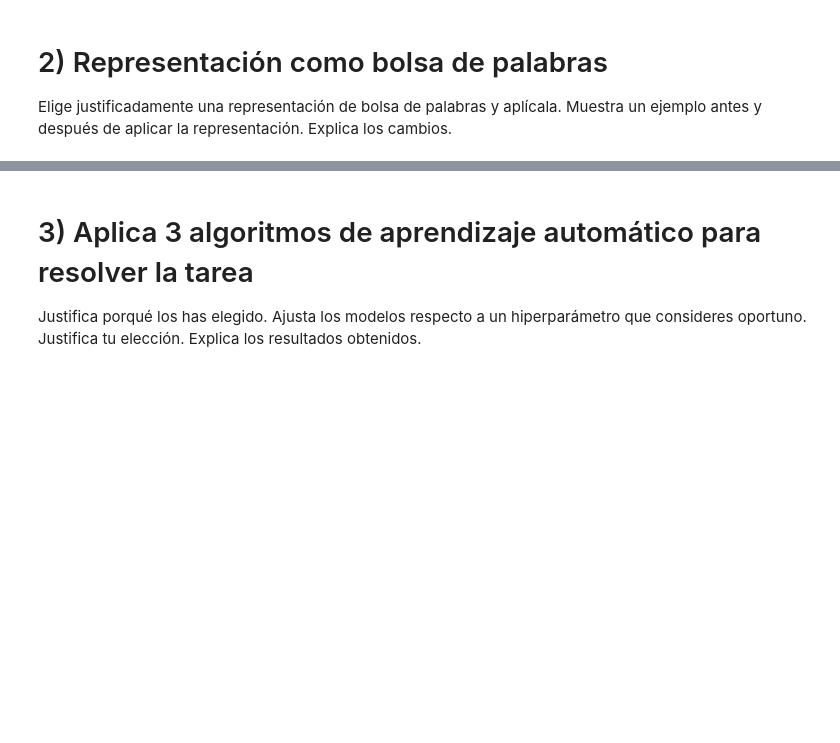
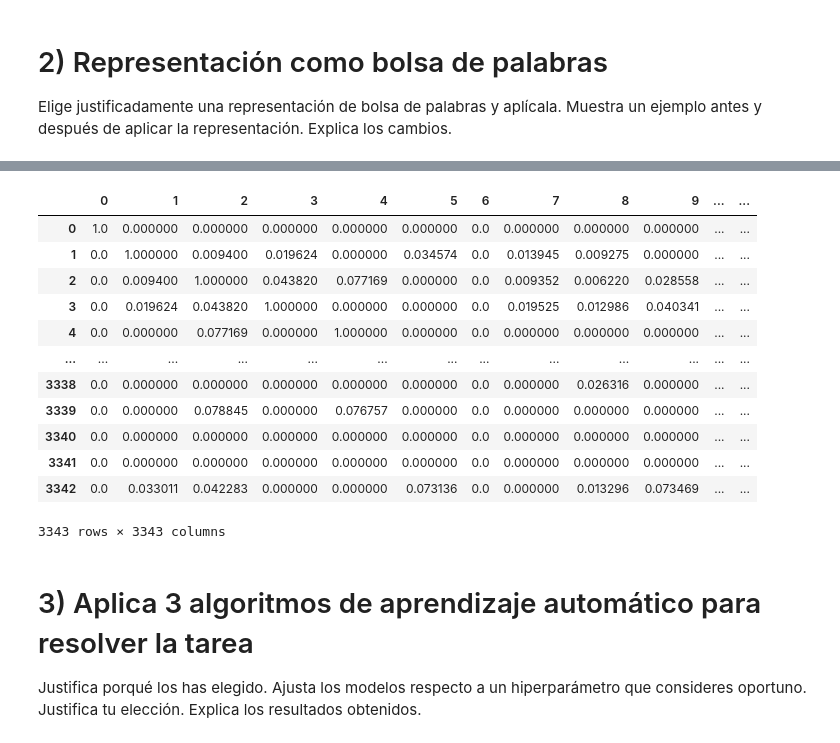
Before and after one commit to ALK222/IA2, a Jupyter notebook: labs/2024/lab4/P4_pln_2324_enunciado.ipynb, the cells around one changed output, grey strips where cells are left out. Saved outputs shown, nothing was run; the diff lists cells and outputs as text; code cells hidden in the pictures; blank space fills up the shorter version.

```diff
--- a/labs/2024/lab4/P4_pln_2324_enunciado.ipynb
+++ b/labs/2024/lab4/P4_pln_2324_enunciado.ipynb
@@ -66,9 +84,8 @@ y_val.value_counts().plot(kind='bar', title='Validation set')
 # %%
 # Contamos las palabras que hay en el conjunto de datos
 from collections import Counter
-from sklearn.feature_extraction.text import CountVectorizer
 
-count_vectorizer = CountVectorizer(stop_words='english')
-count_vectorizer.fit(X_train)
-len(count_vectorizer.vocabulary_)
-count_vectorizer.vocabulary_
+count_vectorizer_with_stopwords = Counter()
+count_vectorizer_without_stopwords = Counter()
+count_vectorizer_with_stopwords.update(' '.join(data['v2']).split())
+count_vectorizer_without_stopwords.update(' '.join(data['v2']).split())
@@ -167,0 +249,8 @@ Muestra un ejemplo antes y después de aplicar la representación. Explica los c
+# %%
+from sklearn.feature_extraction.text import TfidfVectorizer
+
+tv = TfidfVectorizer()
+tv_matrix = tv.fit_transform(X_train)
+tv_matrix = tv_matrix.toarray()
+vocab = tv.get_feature_names_out()
+pd.DataFrame(np.round(tv_matrix, 2), columns=vocab)
@@ -168,3 +271,23 @@ Muestra un ejemplo antes y después de aplicar la representación. Explica los c
+# %%
+from sklearn.metrics.pairwise import cosine_similarity
+
+similarity_matrix = cosine_similarity(tv_matrix)
+similarity_df = pd.DataFrame(similarity_matrix)
+similarity_df
+# %% [output]
+|  | 0 | 1 | 2 | 3 | 4 | 5 | 6 | 7 | 8 | 9 | ... | ... |
+| 0 | 1.0 | 0.000000 | 0.000000 | 0.000000 | 0.000000 | 0.000000 | 0.0 | 0.000000 | 0.000000 | 0.000000 | ... | ... |
+| 1 | 0.0 | 1.000000 | 0.009400 | 0.019624 | 0.000000 | 0.034574 | 0.0 | 0.013945 | 0.009275 | 0.000000 | ... | ... |
+| 2 | 0.0 | 0.009400 | 1.000000 | 0.043820 | 0.077169 | 0.000000 | 0.0 | 0.009352 | 0.006220 | 0.028558 | ... | ... |
+| 3 | 0.0 | 0.019624 | 0.043820 | 1.000000 | 0.000000 | 0.000000 | 0.0 | 0.019525 | 0.012986 | 0.040341 | ... | ... |
+| 4 | 0.0 | 0.000000 | 0.077169 | 0.000000 | 1.000000 | 0.000000 | 0.0 | 0.000000 | 0.000000 | 0.000000 | ... | ... |
+| ... | ... | ... | ... | ... | ... | ... | ... | ... | ... | ... | ... | ... |
+| 3338 | 0.0 | 0.000000 | 0.000000 | 0.000000 | 0.000000 | 0.000000 | 0.0 | 0.000000 | 0.026316 | 0.000000 | ... | ... |
+| 3339 | 0.0 | 0.000000 | 0.078845 | 0.000000 | 0.076757 | 0.000000 | 0.0 | 0.000000 | 0.000000 | 0.000000 | ... | ... |
+| 3340 | 0.0 | 0.000000 | 0.000000 | 0.000000 | 0.000000 | 0.000000 | 0.0 | 0.000000 | 0.000000 | 0.000000 | ... | ... |
+| 3341 | 0.0 | 0.000000 | 0.000000 | 0.000000 | 0.000000 | 0.000000 | 0.0 | 0.000000 | 0.000000 | 0.000000 | ... | ... |
+| 3342 | 0.0 | 0.033011 | 0.042283 | 0.000000 | 0.000000 | 0.073136 | 0.0 | 0.000000 | 0.013296 | 0.073469 | ... | ... |
+3343 rows × 3343 columns
 # %% [markdown]
 # 3) Aplica 3 algoritmos de aprendizaje automático para resolver la tarea
 
```
Also changed, not shown: parts of 24 cells of this notebook, 2 other files.
